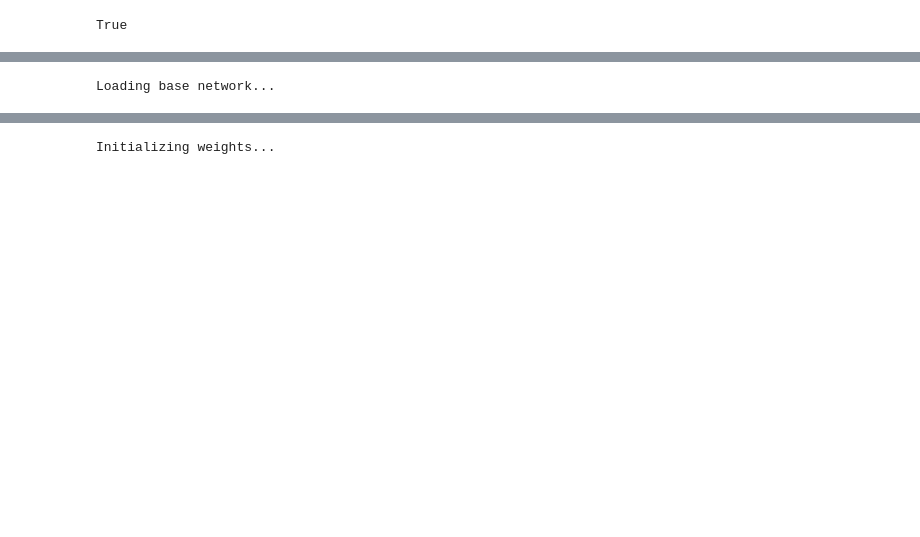
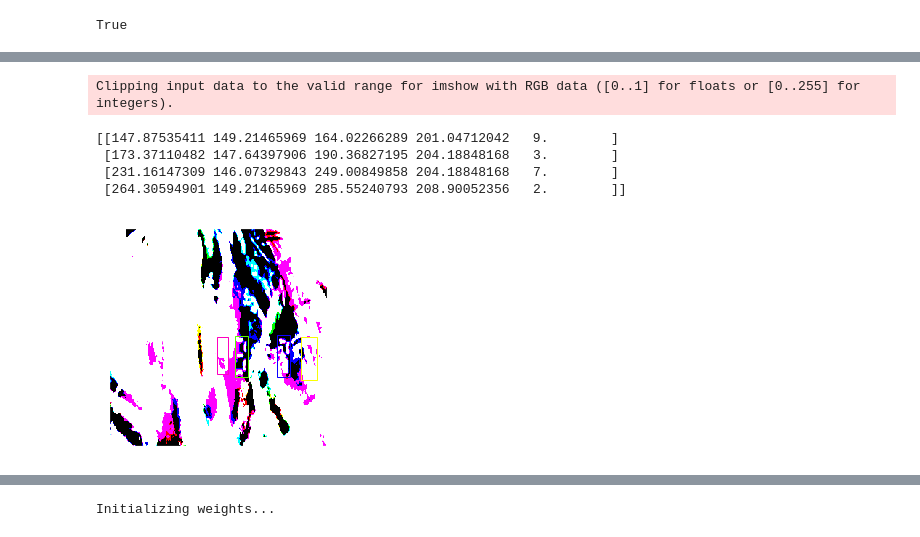
Before and after one commit to miyamotok0105/pytorch_handbook, a Jupyter notebook: chapter7/section7_4.ipynb, the cells around one changed output, grey strips where cells are left out. Saved outputs shown, nothing was run; the diff lists cells and outputs as text; code cells hidden in the pictures; blank space fills up the shorter version.

```diff
--- a/chapter7/section7_4.ipynb
+++ b/chapter7/section7_4.ipynb
@@ -170,0 +172,6 @@ dataset = VOCDetection(root=VOC_ROOT,
+# %%
+sample0 = dataset[0]
+print(sample0[0])
+print(sample0[0].size(), '\n')
+print(sample0[1])
+print(sample0[1].shape)
@@ -171,2 +196,46 @@ dataset = VOCDetection(root=VOC_ROOT,
+# %%
+# make figure
+_range = np.linspace(0, 1, len(character_list))
+cmap = plt.get_cmap('gist_rainbow')
+color_map_list = [cmap(i) for i in _range]
+
+def show_bboxes(data):
+    img = data[0]
+    img = torch.transpose(img, 2, 0)
+    img = torch.transpose(img, 0, 1)
+    img = img.numpy()
+
+    plt.imshow(img)
+    plt.xticks([])
+    plt.yticks([])
+    #Resize annotation to image size
+    data[1][:, :4] *= 300
+    print(data[1])
+
+    for bbox in data[1]:
+        xmin = bbox[0]
+        ymin = bbox[1]
+        xmax = bbox[2]
+        ymax = bbox[3]
+        label = bbox[4]
+        label = int(label)
+        label = '{}'.format(label)
+
+        if label in character_list:
+            plt.gca().add_patch(
+                patches.Rectangle(
+                    xy=(xmin, ymin), width=(xmax - xmin), height=(ymax - ymin),
+                    fill=False,
+                    edgecolor=color_map_list[character_list.index(label)]))
+    plt.show()
+# %%
+show_bboxes(sample0)
+# %% [output]
+Clipping input data to the valid range for imshow with RGB data ([0..1] for floats or [0..255] for integers).
+[[147.87535411 149.21465969 164.02266289 201.04712042   9.        ]
+ [173.37110482 147.64397906 190.36827195 204.18848168   3.        ]
+ [231.16147309 146.07329843 249.00849858 204.18848168   7.        ]
+ [264.30594901 149.21465969 285.55240793 208.90052356   2.        ]]
+[figure, added]
 # %%
 # ネットワークの定義
@@ -176,16 +247,4 @@ device = 'cuda' if torch.cuda.is_available() else 'cpu'
 net = ssd_net.to(device)
-# %%
-# 学習の再開時はargs['resume']のパラメータをロード
-if args['resume']:
-    print('Resuming training, loading {}...'.format(args['resume']))
-    ssd_net.load_weights(args['save_folder'] + args['resume'])
-# 学習の開始時はargs['basenet']のパラメータをロード
-else:
-    vgg_weights = torch.load(args['save_folder'] + args['basenet'])
-    print('Loading base network...')
-    ssd_net.vgg.load_state_dict(vgg_weights)
-# %% [output]
-Loading base network...
 # %%
 # ネットワークのモジュールリストを出力
 print(net)
```
Also changed, not shown: parts of 51 cells of this notebook.
